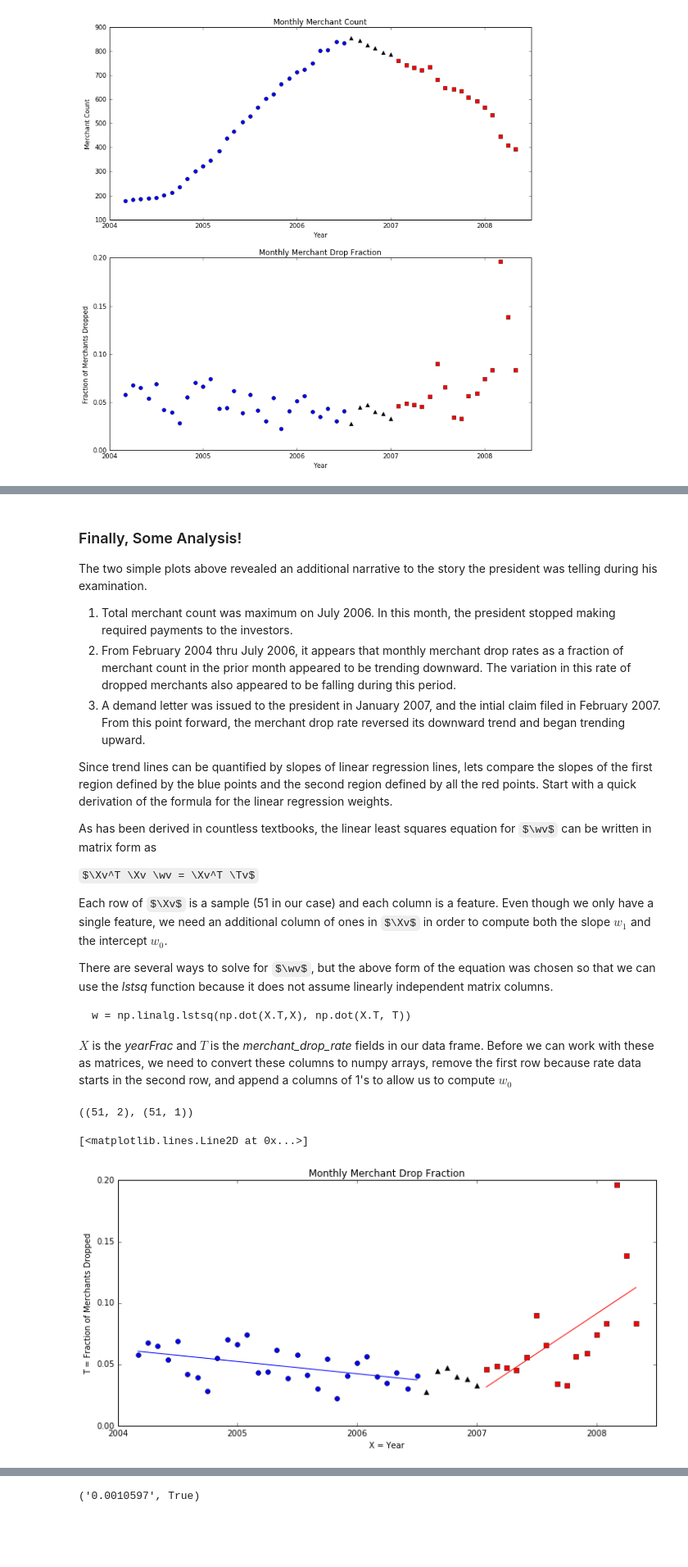
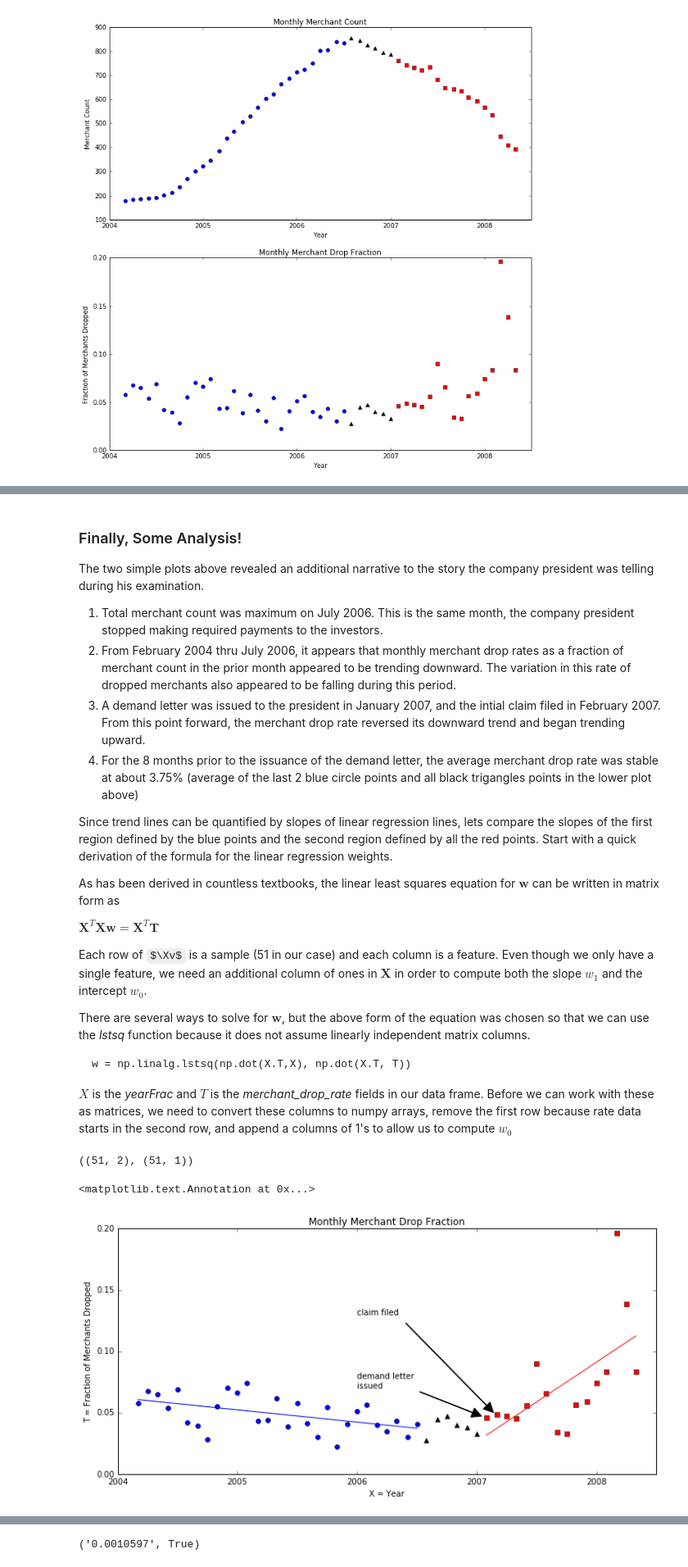
Before and after one commit to MichaelSzczepaniak/FraudulentConveyance, a Jupyter notebook: code/POS Merchants and Terminals Analysis.ipynb, the cells around one changed output, grey strips where cells are left out. Shown at 82% size. Drawn from its saved outputs; the diff is of its cells as text; code cells hidden in the pictures; some formulas as TeX source; blank space fills up the shorter version.

```diff
--- a/code/POS Merchants and Terminals Analysis.ipynb
+++ b/code/POS Merchants and Terminals Analysis.ipynb
@@ -792,20 +776,21 @@ f, a1, a2, dat = makeStackedMerchantPlots(plots='both')
 # %% [markdown]
 ### Finally, Some Analysis!
-The two simple plots above revealed an additional narrative to the story the president was telling during his examination.
+The two simple plots above revealed an additional narrative to the story the company president was telling during his examination.
 
-1. Total merchant count was maximum on July 2006. In this month, the president stopped making required payments to the investors.
+1. Total merchant count was maximum on July 2006. This is the same month, the company president stopped making required payments to the investors.
 2. From February 2004 thru July 2006, it appears that monthly merchant drop rates as a fraction of merchant count in the prior month appeared to be trending downward. The variation in this rate of dropped merchants also appeared to be falling during this period.
 3. A demand letter was issued to the president in January 2007, and the intial claim filed in February 2007. From this point forward, the merchant drop rate reversed its downward trend and began trending upward.
+4. For the 8 months prior to the issuance of the demand letter, the average merchant drop rate was stable at about 3.75% (average of the last 2 blue circle points and all black trigangles points in the lower plot above)
 
 Since trend lines can be quantified by slopes of linear regression lines, lets compare the slopes of the first region defined by the blue points and the second region defined by all the red points.  Start with a quick derivation of the formula for the linear regression weights.
 
-As has been derived in countless textbooks, the linear least squares equation for $\wv$ can be written in matrix form as
+As has been derived in countless textbooks, the linear least squares equation for $\mathbf{w}$ can be written in matrix form as
 
-$\Xv^T \Xv \wv = \Xv^T \Tv$
+$\mathbf{X}^T \mathbf{X} \mathbf{w} = \mathbf{X}^T \mathbf{T}$
 
-Each row of $\Xv$ is a sample (51 in our case) and each column is a feature.  Even though we only have a single feature, we need an additional column of ones in $\Xv$ in order to compute both the slope $w_1$ and the intercept $w_0$.
+Each row of $\Xv$ is a sample (51 in our case) and each column is a feature.  Even though we only have a single feature, we need an additional column of ones in $\mathbf{X}$ in order to compute both the slope $w_1$ and the intercept $w_0$.
 
-There are several ways to solve for $\wv$, but the above form of the equation was chosen so that we can use the *lstsq* function because it does not assume linearly independent matrix columns.
+There are several ways to solve for $\mathbf{w}$, but the above form of the equation was chosen so that we can use the *lstsq* function because it does not assume linearly independent matrix columns.
 
     w = np.linalg.lstsq(np.dot(X.T,X), np.dot(X.T, T))
 
@@ -839,18 +824,23 @@ def use(x, w):
 # %%
 # add regression lines
 pre_legal_weights = train(X1[0:29,:], T[0:29,:])  # w0 (intercept), w1 (slope)
 post_legal_weights = train(X1[-16:,:], T[-16:,:])
 pre_legal_regress = use(X1[0:29,:], pre_legal_weights)
 post_legal_regress = use(X1[-16:,:], post_legal_weights)
 d4 = np.vstack((pre_legal_regress, post_legal_regress))
 f, a1, a2, data = makeStackedMerchantPlots(plots='bottom')
 a2.set_xlabel("X = Year")
 a2.set_ylabel("T = Fraction of Merchants Dropped")
 plt.plot(data[0]['yearFrac'], d4[:29], 'b')
 plt.plot(data[2]['yearFrac'], d4[-16:,:], 'r')
+# add annotations
+a2.annotate('demand letter\nissued', xy=(2007.07, 0.046), xytext=(2006, 0.07),
+            arrowprops=dict(facecolor='black', shrink=0.05, width=0.5))
+a2.annotate('claim filed', xy=(2007.18, 0.046), xytext=(2006, 0.13),
+            arrowprops=dict(facecolor='black', shrink=0.05, width=0.5))
 # %% [output]
-[<matplotlib.lines.Line2D at 0x...>]
+<matplotlib.text.Annotation at 0x...>
-[figure, old version]
+[figure, new version]
 # %% [markdown]
 In the above chart, we are modeling the target T, **Faction of Merchants Dropped** as a function of X month in **Year**:
 
```
Also changed, not shown: parts of 6 cells of this notebook.
